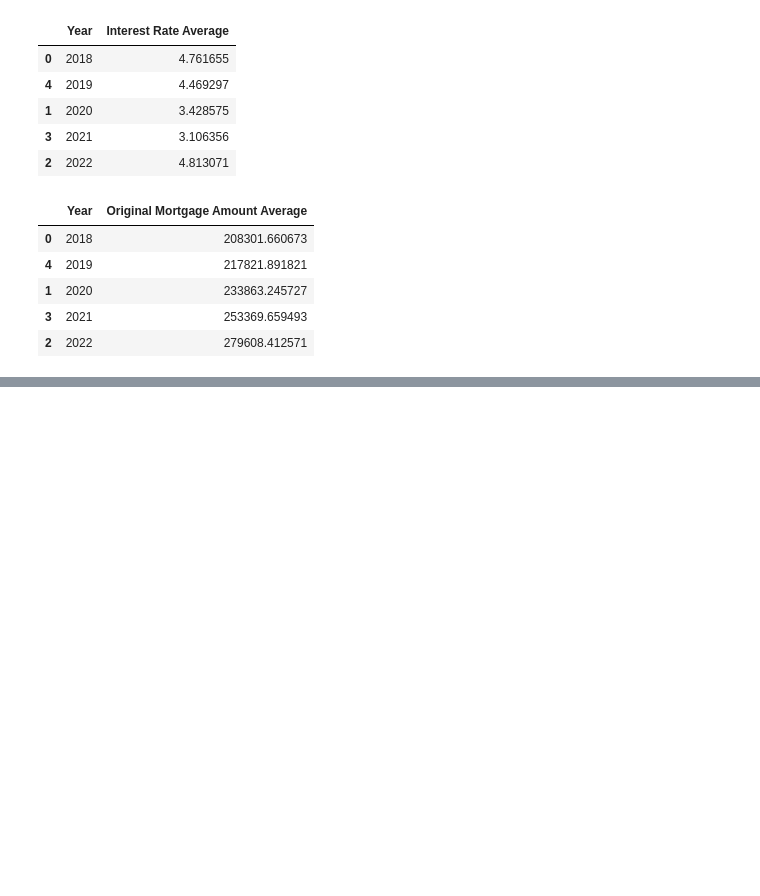
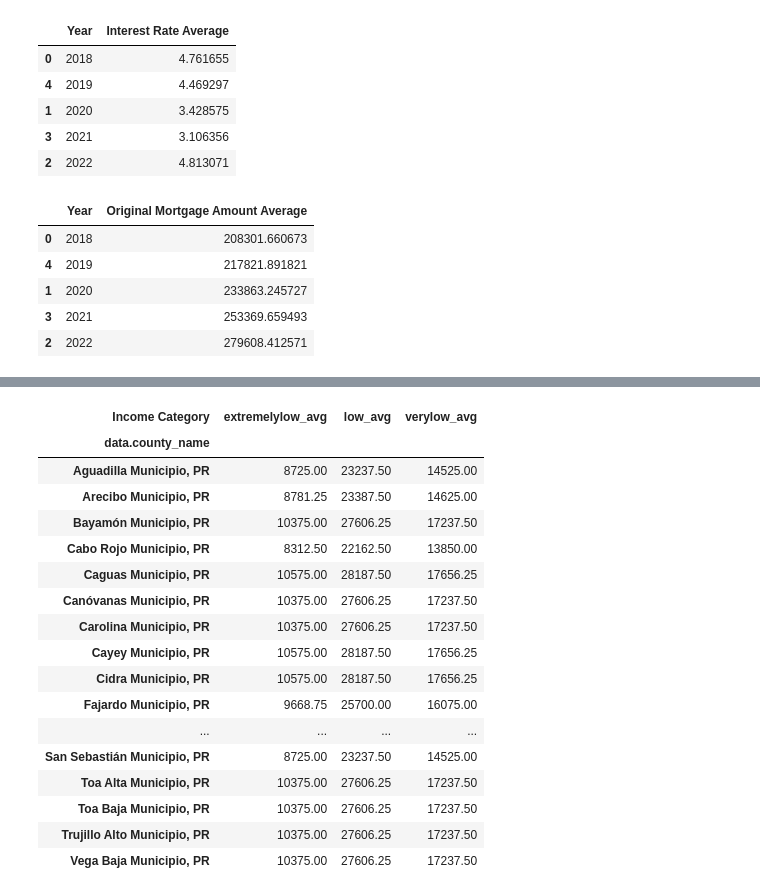
Before and after one commit to nlewism/Project-Impact-of-CDBG-Funds-in-Puerto-Rico, a Jupyter notebook: CDBG_Web_Scrapping.ipynb, the cells around one changed output, grey strips where cells are left out. Saved outputs shown, nothing was run; the diff lists cells and outputs as text; code cells hidden in the pictures; blank space fills up the shorter version.

```diff
--- a/CDBG_Web_Scrapping.ipynb
+++ b/CDBG_Web_Scrapping.ipynb
@@ -346,0 +544,21 @@ sorted_mortgage
+# %%
+pivot_table
+# %% [output]
+| Income Category | extremelylow_avg | low_avg | verylow_avg |
+| data.county_name |  |  |  |
+| Aguadilla Municipio, PR | 8725.00 | 23237.50 | 14525.00 |
+| Arecibo Municipio, PR | 8781.25 | 23387.50 | 14625.00 |
+| Bayamón Municipio, PR | 10375.00 | 27606.25 | 17237.50 |
+| Cabo Rojo Municipio, PR | 8312.50 | 22162.50 | 13850.00 |
+| Caguas Municipio, PR | 10575.00 | 28187.50 | 17656.25 |
+| Canóvanas Municipio, PR | 10375.00 | 27606.25 | 17237.50 |
+| Carolina Municipio, PR | 10375.00 | 27606.25 | 17237.50 |
+| Cayey Municipio, PR | 10575.00 | 28187.50 | 17656.25 |
+| Cidra Municipio, PR | 10575.00 | 28187.50 | 17656.25 |
+| Fajardo Municipio, PR | 9668.75 | 25700.00 | 16075.00 |
+| ... | ... | ... | ... |
+| San Sebastián Municipio, PR | 8725.00 | 23237.50 | 14525.00 |
+| Toa Alta Municipio, PR | 10375.00 | 27606.25 | 17237.50 |
+| Toa Baja Municipio, PR | 10375.00 | 27606.25 | 17237.50 |
+| Trujillo Alto Municipio, PR | 10375.00 | 27606.25 | 17237.50 |
+| Vega Baja Municipio, PR | 10375.00 | 27606.25 | 17237.50 |
```
Also changed, not shown: parts of 33 cells of this notebook.
